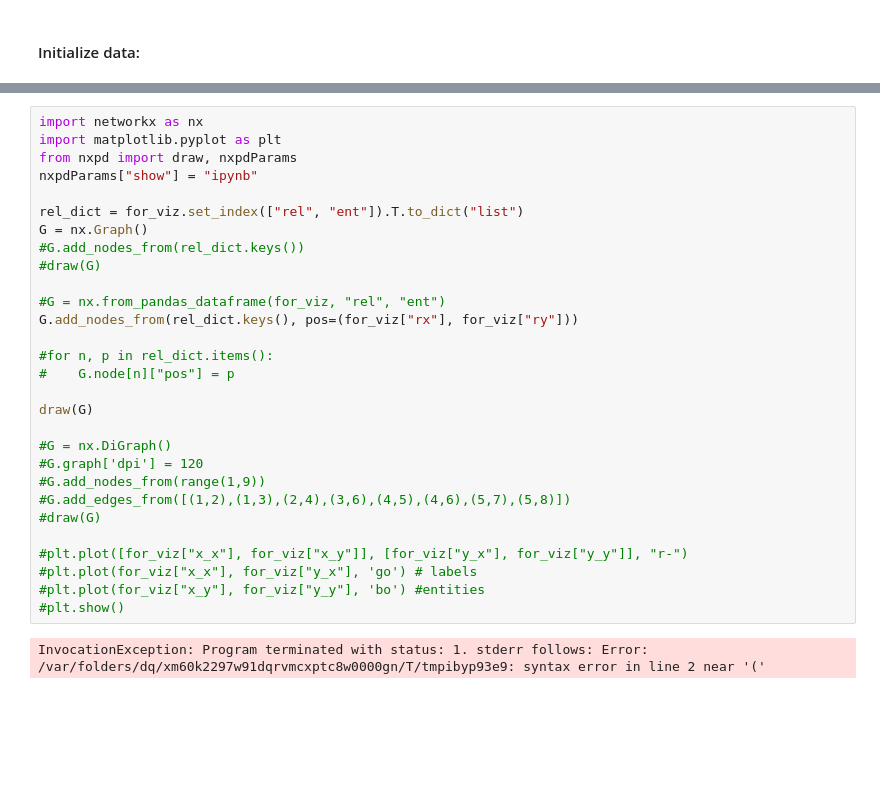
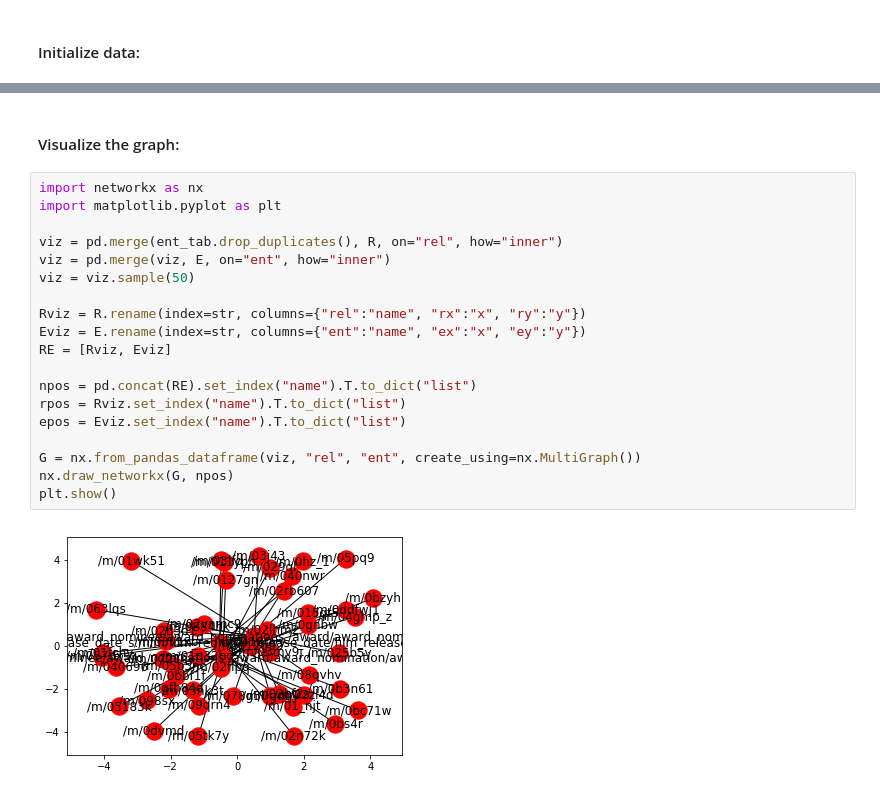
Before and after one commit to AnishRaj20/TransE_Algorithm, a Jupyter notebook: TransE_Algorithm.ipynb, the cells around one changed output, grey strips where cells are left out. Saved outputs shown, nothing was run; the diff lists cells and outputs as text; blank space fills up the shorter version.

```diff
--- a/TransE_Algorithm.ipynb
+++ b/TransE_Algorithm.ipynb
@@ -153,31 +148,23 @@ S_train.head(10)
-# %%
-import networkx as nx
-import matplotlib.pyplot as plt
-from nxpd import draw, nxpdParams
-nxpdParams["show"] = "ipynb"
-
-rel_dict = for_viz.set_index(["rel", "ent"]).T.to_dict("list")
-G = nx.Graph()
-#G.add_nodes_from(rel_dict.keys())
-#draw(G)
-
-#G = nx.from_pandas_dataframe(for_viz, "rel", "ent")
-G.add_nodes_from(rel_dict.keys(), pos=(for_viz["rx"], for_viz["ry"]))
-
-#for n, p in rel_dict.items():
-#    G.node[n]["pos"] = p
-
-draw(G)
-
-#G = nx.DiGraph()
-#G.graph['dpi'] = 120
-#G.add_nodes_from(range(1,9))
-#G.add_edges_from([(1,2),(1,3),(2,4),(3,6),(4,5),(4,6),(5,7),(5,8)])
-#draw(G)
-
-#plt.plot([for_viz["x_x"], for_viz["x_y"]], [for_viz["y_x"], for_viz["y_y"]], "r-")
-#plt.plot(for_viz["x_x"], for_viz["y_x"], 'go') # labels
-#plt.plot(for_viz["x_y"], for_viz["y_y"], 'bo') #entities
-#plt.show()
-# %% [output]
-InvocationException: Program terminated with status: 1. stderr follows: Error: /var/folders/dq/xm60k2297w91dqrvmcxptc8w0000gn/T/tmpibyp93e9: syntax error in line 2 near '('
+# %% [markdown]
+#### Visualize the graph:
+# %%
+import networkx as nx
+import matplotlib.pyplot as plt
+
+viz = pd.merge(ent_tab.drop_duplicates(), R, on="rel", how="inner")
+viz = pd.merge(viz, E, on="ent", how="inner")
+viz = viz.sample(50)
+
+Rviz = R.rename(index=str, columns={"rel":"name", "rx":"x", "ry":"y"})
+Eviz = E.rename(index=str, columns={"ent":"name", "ex":"x", "ey":"y"})
+RE = [Rviz, Eviz]
+
+npos = pd.concat(RE).set_index("name").T.to_dict("list")
+rpos = Rviz.set_index("name").T.to_dict("list")
+epos = Eviz.set_index("name").T.to_dict("list")
+
+G = nx.from_pandas_dataframe(viz, "rel", "ent", create_using=nx.MultiGraph())
+nx.draw_networkx(G, npos)
+plt.show()
+# %% [output]
+[figure, added]
```
Also changed, not shown: parts of 2 cells of this notebook.
